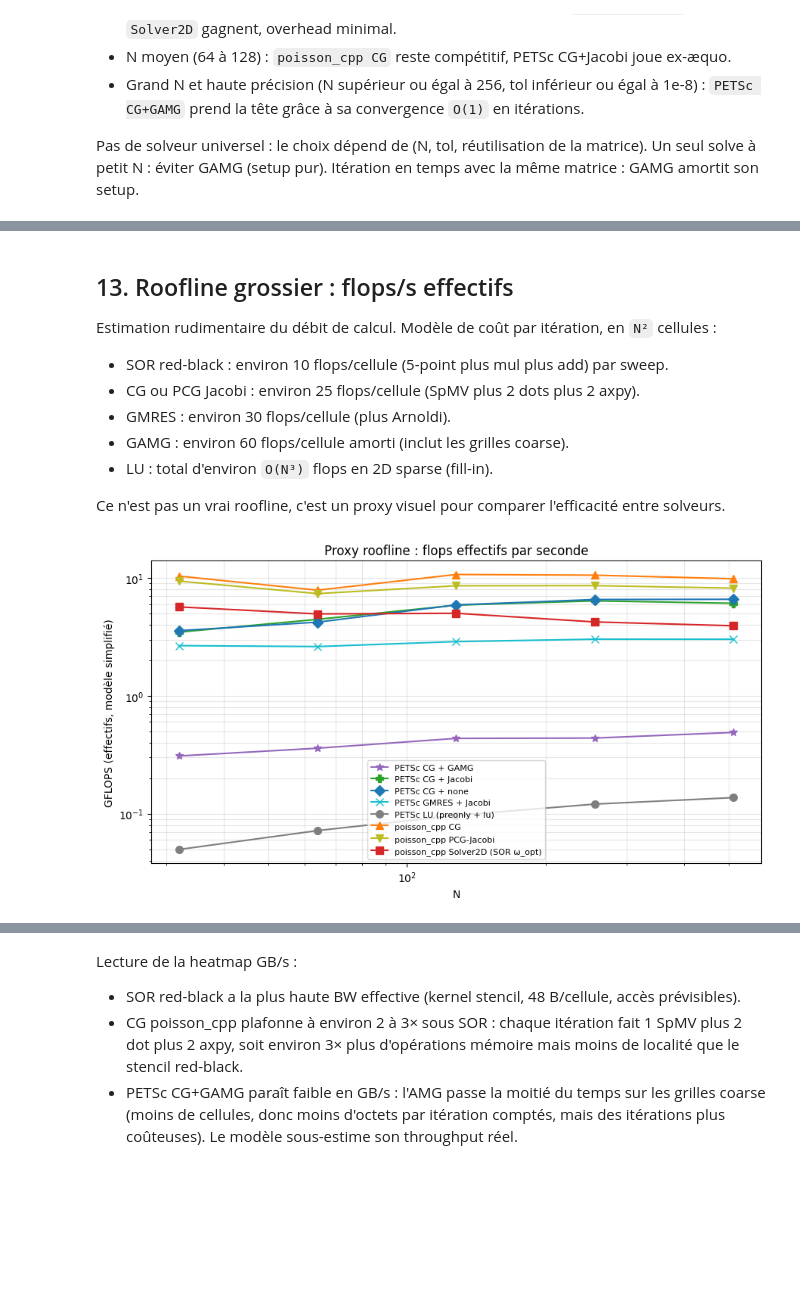
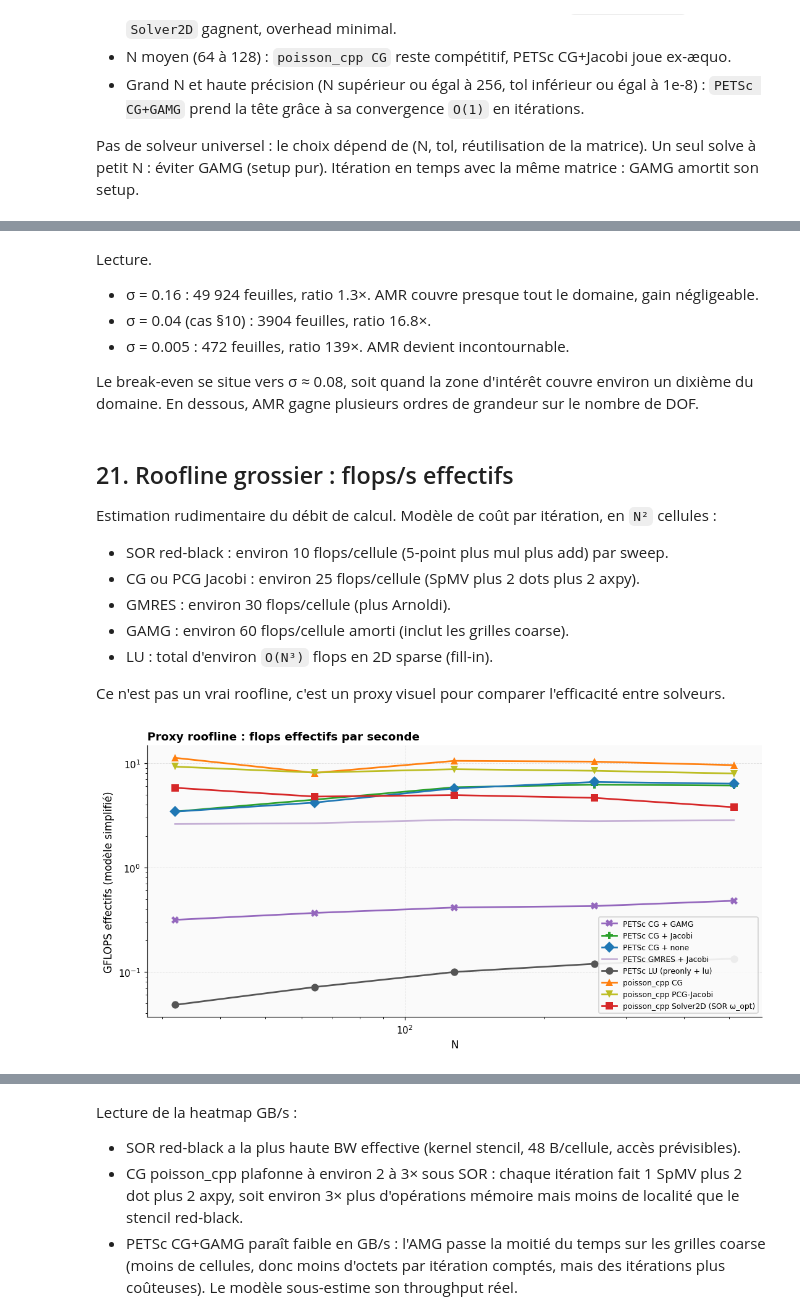
Before and after one commit to wolf75222/poisson_cpp, a Jupyter notebook: python/notebooks/compare_petsc.ipynb, the cells around one changed output, grey strips where cells are left out. Cells and saved outputs as stored; diff of their text form; code cells hidden in the pictures; blank space fills up the shorter version.

```diff
--- a/python/notebooks/compare_petsc.ipynb
+++ b/python/notebooks/compare_petsc.ipynb
@@ -820,26 +1013,31 @@ best_time   = np.empty((len(tols_map), len(Ns_map)), dtype=float)
 for i, tol in enumerate(tols_map):
     for j, N in enumerate(Ns_map):
         df, _, _ = run_all(N, tol=tol, max_iter=200000, verbose=False)
-        # Exclure LU de la sélection (c'est la référence, pas un solveur concurrent itératif)
         df_iter = df[~df['solver'].str.contains('LU')].dropna(subset=['time_s']).sort_values('time_s')
         best_solver[i, j] = df_iter.iloc[0]['solver']
         best_time[i, j]   = df_iter.iloc[0]['time_s']
 
 uniq = sorted(set(best_solver.flatten()))
-cmap = plt.get_cmap('tab10', len(uniq))
-color_idx = np.array([[uniq.index(best_solver[i, j]) for j in range(len(Ns_map))]
+cmap_idx = {s: i for i, s in enumerate(uniq)}
+color_idx = np.array([[cmap_idx[best_solver[i, j]] for j in range(len(Ns_map))]
                       for i in range(len(tols_map))])
 
-fig, ax = plt.subplots(figsize=(9, 5))
+# Couleurs choisies par solveur
+palette = [color_for(s) for s in uniq]
+from matplotlib.colors import ListedColormap
+cmap = ListedColormap(palette)
+
+fig, ax = plt.subplots(figsize=(10, 5.5))
 ax.imshow(color_idx, cmap=cmap, aspect='auto')
+ax.grid(False)
 for i in range(len(tols_map)):
     for j in range(len(Ns_map)):
-        lbl = best_solver[i, j].replace('poisson_cpp ', '').replace('PETSc ', '')
+        lbl = best_solver[i, j].replace('poisson_cpp ', '').replace('PETSc ', 'PETSc ')
         ax.text(j, i, f'{lbl}\n{best_time[i, j]*1e3:.1f} ms',
-                ha='center', va='center', fontsize=8, color='black')
+                ha='center', va='center', fontsize=9, color='black', fontweight='semibold')
 ax.set_xticks(range(len(Ns_map))); ax.set_xticklabels(Ns_map)
 ax.set_yticks(range(len(tols_map))); ax.set_yticklabels([f'{t:.0e}' for t in tols_map])
 ax.set_xlabel('N'); ax.set_ylabel('tol')
-ax.set_title('Solveur le plus rapide par (N, tol), hors LU')
+ax.set_title('Solveur le plus rapide par (N, tol), hors LU', loc='left')
 plt.tight_layout(); plt.show()
 # %% [output]
@@ -855,5 +1460,13 @@ Pas de solveur universel : le choix dépend de (N, tol, réutilisation de la mat
+# %% [markdown]
+Lecture.
+
+- σ = 0.16 : 49 924 feuilles, ratio 1.3×. AMR couvre presque tout le domaine, gain négligeable.
+- σ = 0.04 (cas §10) : 3904 feuilles, ratio 16.8×.
+- σ = 0.005 : 472 feuilles, ratio 139×. AMR devient incontournable.
+
+Le break-even se situe vers σ ≈ 0.08, soit quand la zone d'intérêt couvre environ un dixième du domaine. En dessous, AMR gagne plusieurs ordres de grandeur sur le nombre de DOF.
 # %% [markdown]
-## 13. Roofline grossier : flops/s effectifs
+## 21. Roofline grossier : flops/s effectifs
 
 Estimation rudimentaire du débit de calcul. Modèle de coût par itération, en `N²` cellules :
 - SOR red-black : environ 10 flops/cellule (5-point plus mul plus add) par sweep.
@@ -864,29 +1477,30 @@ Estimation rudimentaire du débit de calcul. Modèle de coût par itération, en
 
 Ce n'est pas un vrai roofline, c'est un proxy visuel pour comparer l'efficacité entre solveurs.
 # %%
+# FPS = flops par cellule par itération, modèle simplifié
 FPS = {'poisson_cpp Solver2D (SOR ω_opt)': 10,
        'poisson_cpp CG': 25, 'poisson_cpp PCG-Jacobi': 25,
        'PETSc CG + none': 25, 'PETSc CG + Jacobi': 25,
        'PETSc CG + GAMG': 60, 'PETSc GMRES + Jacobi': 30}
 
 def flops_per_sec(row):
     N = row['N']; s = row['solver']
     if 'LU' in s:
-        return (N**3) / row['time_s']          # coût total approx
+        return (N**3) / row['time_s']  # approx total flops O(N³)
     if not np.isfinite(row['iters']):
         return np.nan
     return (row['iters'] * FPS.get(s, 20) * N**2) / row['time_s']
 
 scaling['GFLOPS'] = scaling.apply(flops_per_sec, axis=1) / 1e9
 
-fig, ax = plt.subplots(figsize=(9, 5))
+fig, ax = plt.subplots(figsize=(10, 5))
 for s, grp in scaling.groupby('solver'):
-    m, c = markers.get(s, ('.', 'k'))
-    ax.loglog(grp['N'], grp['GFLOPS'], m + '-', color=c, label=s, ms=7)
-ax.set_xlabel('N'); ax.set_ylabel('GFLOPS (effectifs, modèle simplifié)')
-ax.set_title('Proxy roofline : flops effectifs par seconde')
-ax.grid(alpha=0.3, which='both'); ax.legend(fontsize=8)
+    c = color_for(s); m = marker_for(s)
+    ax.loglog(grp['N'], grp['GFLOPS'], m + '-', color=c, label=s, ms=8, mew=0, lw=1.8)
+ax.set_xlabel('N'); ax.set_ylabel('GFLOPS effectifs (modèle simplifié)')
+ax.set_title('Proxy roofline : flops effectifs par seconde', loc='left')
+ax.legend(fontsize=8, loc='best')
 plt.tight_layout(); plt.show()
 # %% [output]
-[figure, old version]
+[figure, new version]
 # %% [markdown]
```
Also changed, not shown: parts of 75 cells of this notebook.
